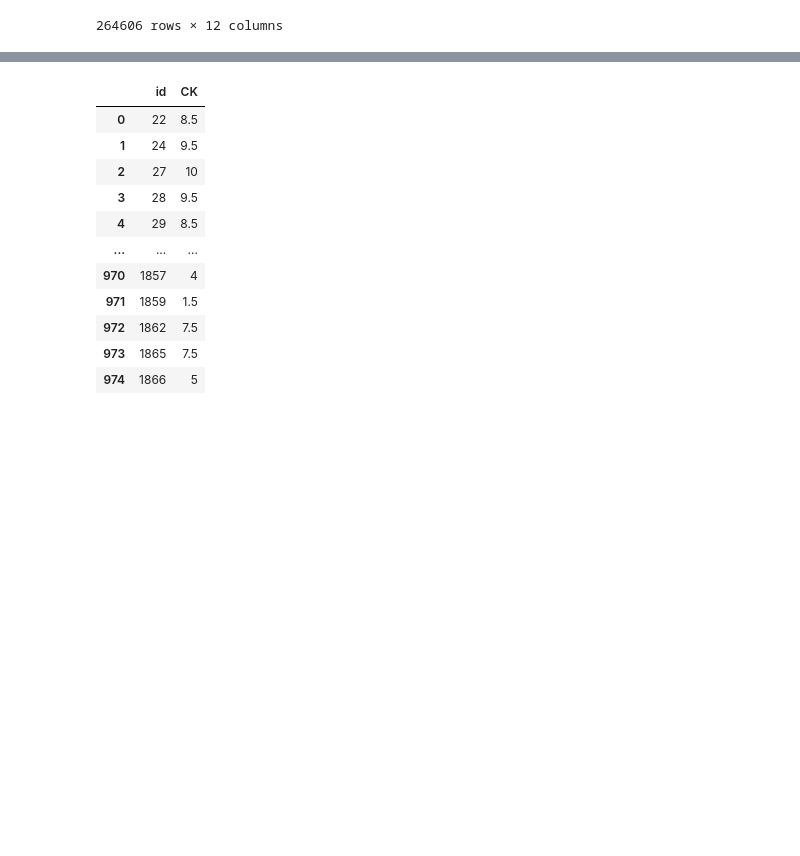
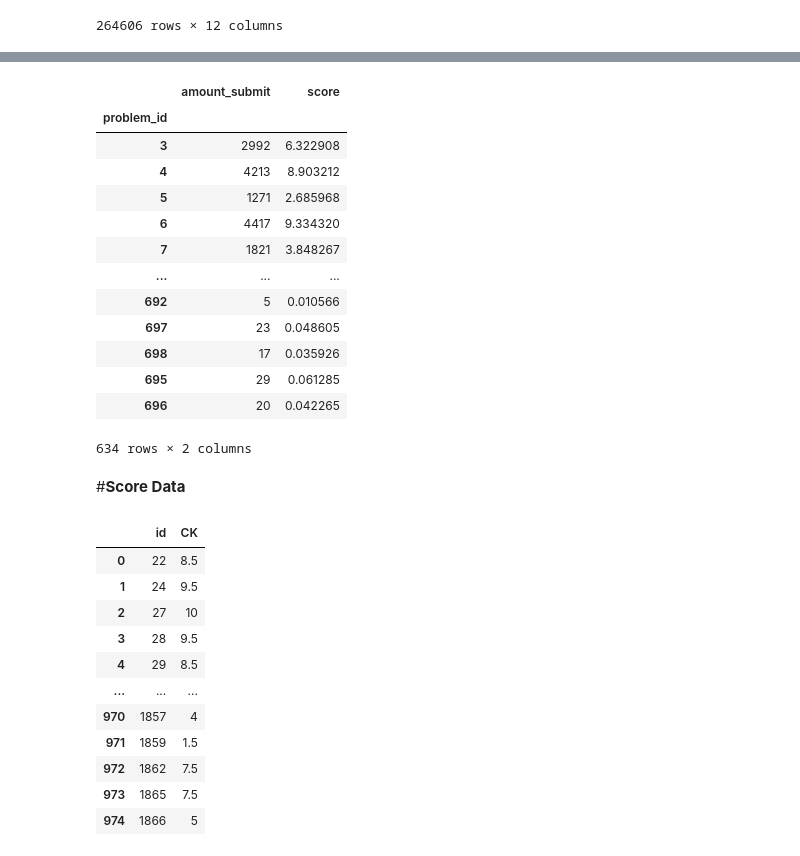
Before and after one commit to phutaekwondo/CS114.L21, a Jupyter notebook: duDoanDiemCuoiKy_homeWork/draft.ipynb, the cells around one changed output, grey strips where cells are left out. Saved outputs shown, nothing was run; the diff lists cells and outputs as text; code cells hidden in the pictures; blank space fills up the shorter version.

```diff
--- a/duDoanDiemCuoiKy_homeWork/draft.ipynb
+++ b/duDoanDiemCuoiKy_homeWork/draft.ipynb
@@ -114,3 +192,22 @@ data_score
+# %%
+score_table
+# %% [output]
+|  | amount_submit | score |
+| problem_id |  |  |
+| 3 | 2992 | 6.322908 |
+| 4 | 4213 | 8.903212 |
+| 5 | 1271 | 2.685968 |
+| 6 | 4417 | 9.334320 |
+| 7 | 1821 | 3.848267 |
+| ... | ... | ... |
+| 692 | 5 | 0.010566 |
+| 697 | 23 | 0.048605 |
+| 698 | 17 | 0.035926 |
+| 695 | 29 | 0.061285 |
+| 696 | 20 | 0.042265 |
+634 rows × 2 columns
+# %% [markdown]
+#**Score Data**
 # %%
 features_score = {'id': data_score['id'], 'CK': data_score['CK']}
 features_score = pd.DataFrame(features_score, columns = ['id', 'CK'])
```
Also changed, not shown: parts of 27 cells of this notebook.
